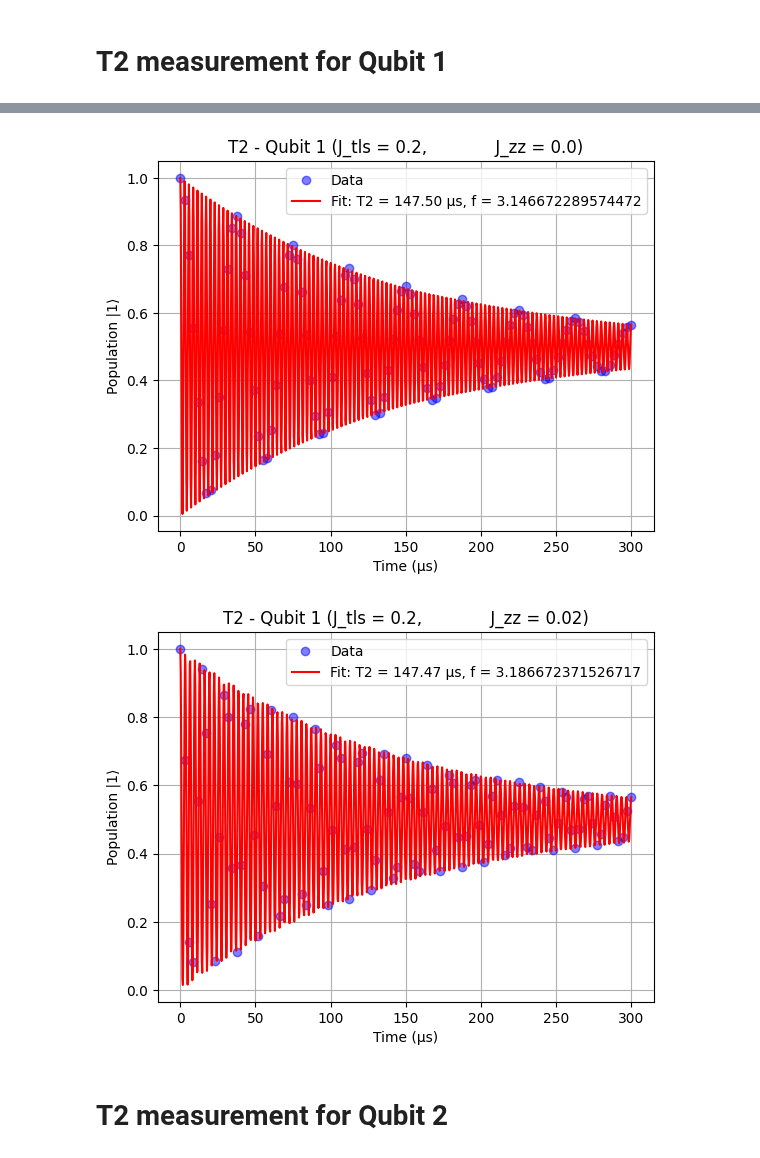
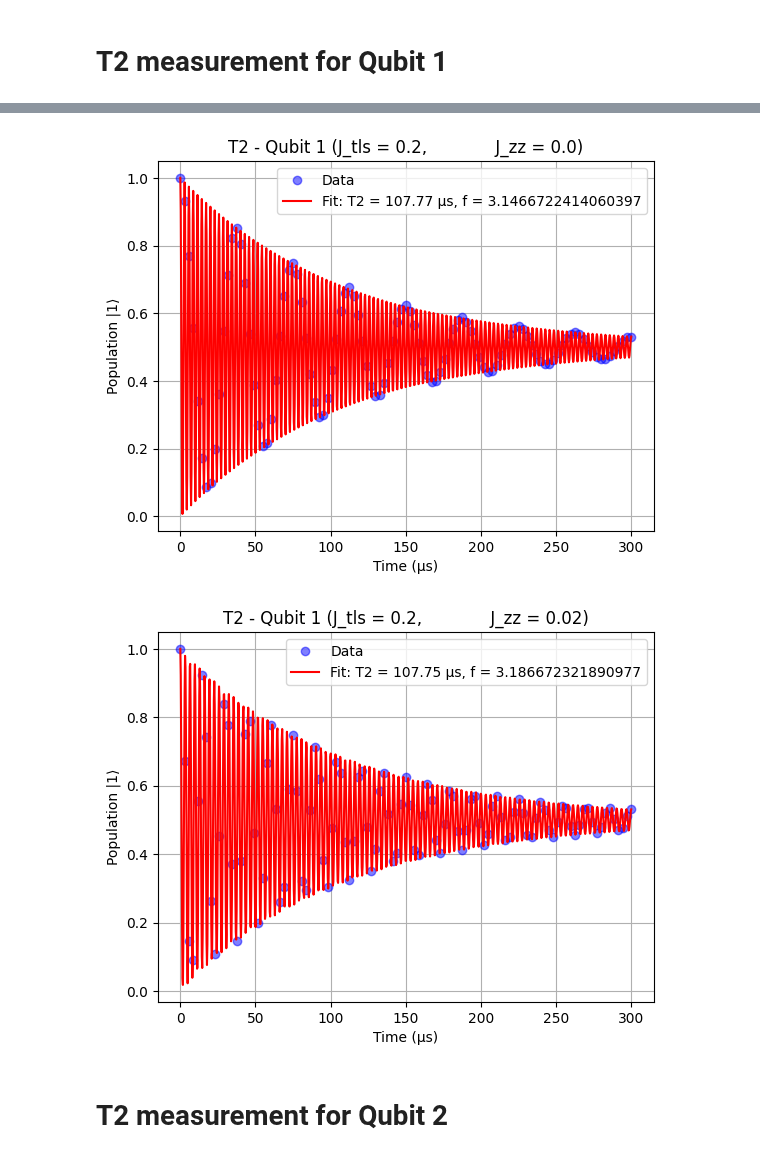
Before and after one commit to jyamaoka/qubit_zz_coupling, a Jupyter notebook: examples/scan_coupling.ipynb, the cells around one changed output, grey strips where cells are left out. Drawn from its saved outputs; the diff is of its cells as text; code cells hidden in the pictures.

```diff
--- a/examples/scan_coupling.ipynb
+++ b/examples/scan_coupling.ipynb
@@ -99,6 +99,7 @@ plt.show()
 # T2 measurement for Qubit 1
 SYSTEM_PARAMS["J_zz"] = 0.0  #0.0
 SYSTEM_PARAMS["J_tls"] = 0.2 #0.05
+SYSTEM_PARAMS["ver1"] = False
 H, c_ops, sz_q1, sz_q2, sx_q1, sx_q2 = setup_operators(system_params=SYSTEM_PARAMS)
 
 psi0 = tensor((basis(2,1) + basis(2,0)).unit(), basis(2,1), basis(2,1))  # |+⟩|1⟩|1⟩
@@ -127,5 +128,5 @@ plt.show()
-[figure, old version]
+[figure, new version]
-[figure, old version]
+[figure, new version]
 # %% [markdown]
 # T2 measurement for Qubit 2
 # %%
```
Also changed, not shown: parts of 1 cell of this notebook, 2 other files.
